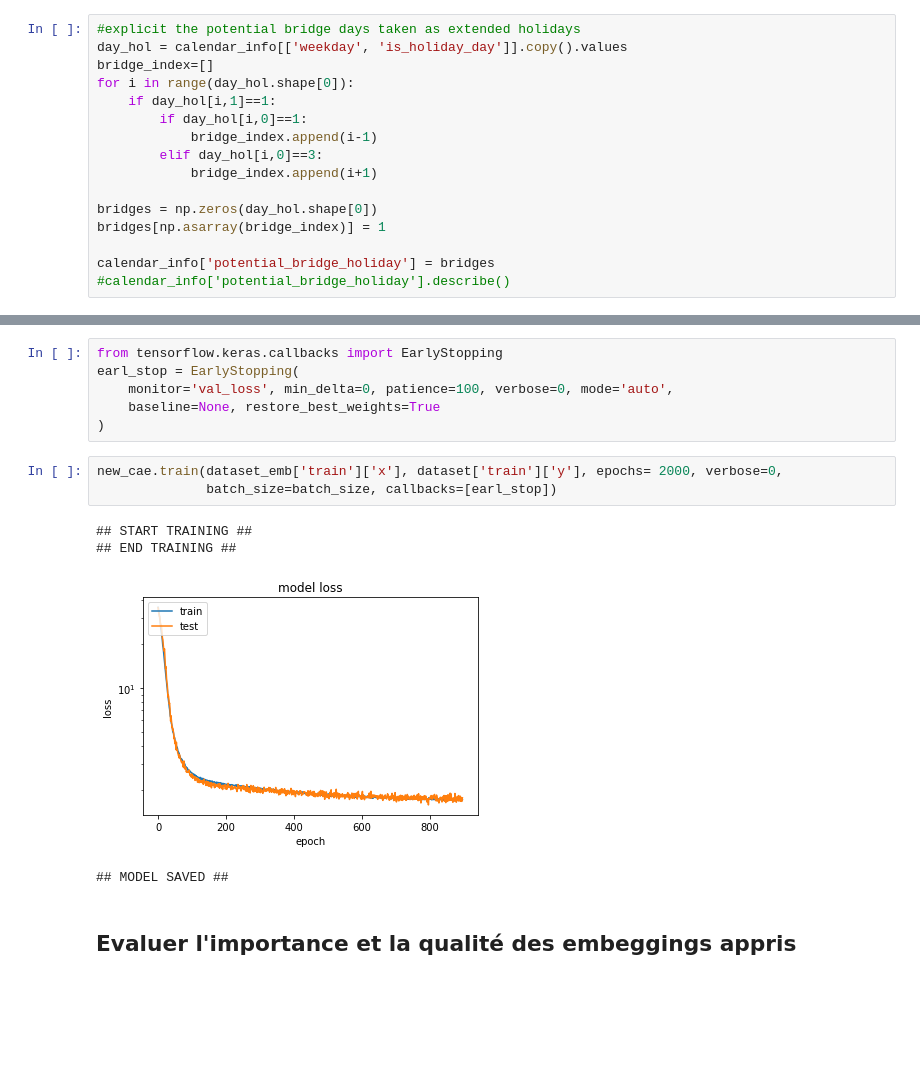
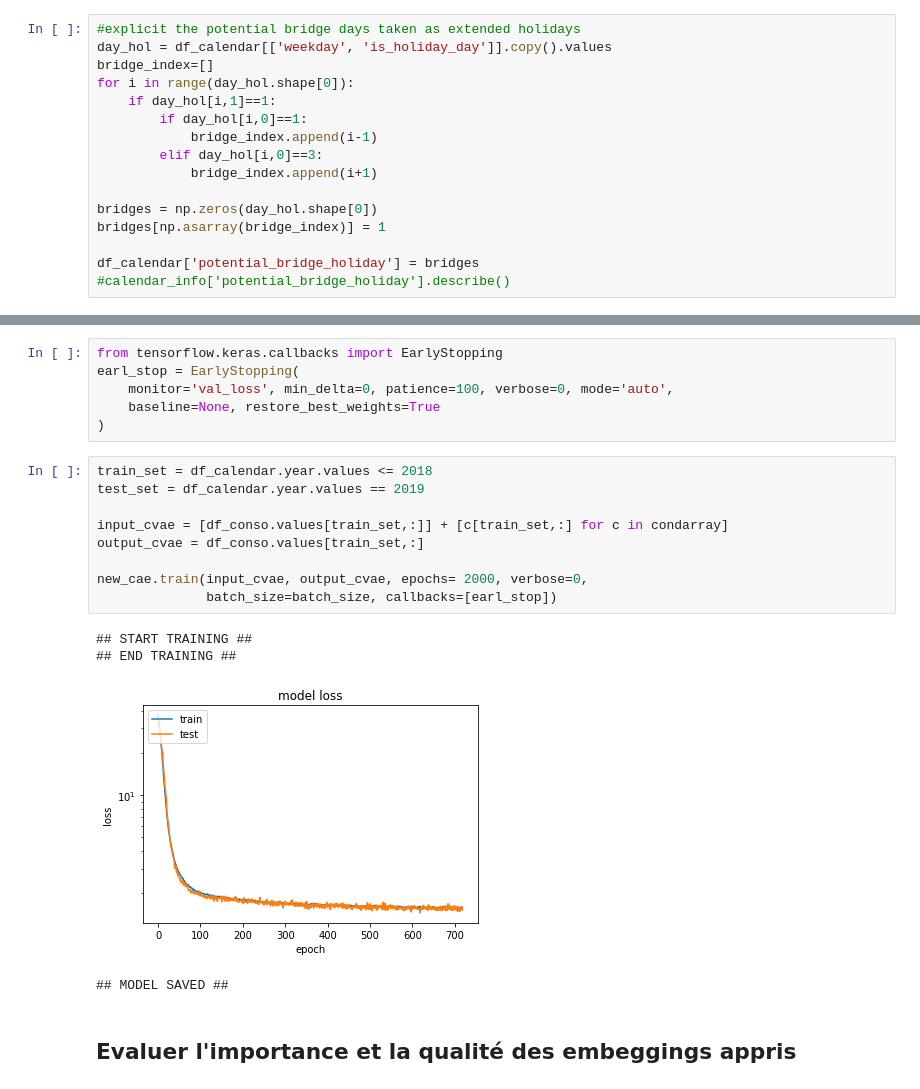
Before and after one commit to GoubetClem/VAE, a Jupyter notebook: 1-Train_a_CVAE.ipynb, the cells around one changed output, grey strips where cells are left out. Drawn from its saved outputs; the diff is of its cells as text; blank space fills up the shorter version.

```diff
--- a/1-Train_a_CVAE.ipynb
+++ b/1-Train_a_CVAE.ipynb
@@ -209,6 +164,6 @@ calendar_info['load_variation_mean'] = variationMean
 # %%
 #explicit the potential bridge days taken as extended holidays
-day_hol = calendar_info[['weekday', 'is_holiday_day']].copy().values
+day_hol = df_calendar[['weekday', 'is_holiday_day']].copy().values
 bridge_index=[]
 for i in range(day_hol.shape[0]):
     if day_hol[i,1]==1:
@@ -220,5 +175,5 @@ for i in range(day_hol.shape[0]):
 bridges = np.zeros(day_hol.shape[0])
 bridges[np.asarray(bridge_index)] = 1
 
-calendar_info['potential_bridge_holiday'] = bridges
+df_calendar['potential_bridge_holiday'] = bridges
 #calendar_info['potential_bridge_holiday'].describe()
@@ -530,14 +428,20 @@ earl_stop = EarlyStopping(
     monitor='val_loss', min_delta=0, patience=100, verbose=0, mode='auto',
     baseline=None, restore_best_weights=True
 )
-# %%
-new_cae.train(dataset_emb['train']['x'], dataset['train']['y'], epochs= 2000, verbose=0,
-              batch_size=batch_size, callbacks=[earl_stop])
-# %% [output]
-## START TRAINING ##
-## END TRAINING ##
-[figure, removed]
-## MODEL SAVED ##
+# %%
+train_set = df_calendar.year.values <= 2018
+test_set = df_calendar.year.values == 2019
+
+input_cvae = [df_conso.values[train_set,:]] + [c[train_set,:] for c in condarray]
+output_cvae = df_conso.values[train_set,:]
+
+new_cae.train(input_cvae, output_cvae, epochs= 2000, verbose=0,
+              batch_size=batch_size, callbacks=[earl_stop])
+# %% [output]
+## START TRAINING ##
+## END TRAINING ##
+[figure, added]
+## MODEL SAVED ##
 # %% [markdown]
 ## Evaluer l'importance et la qualité des embeggings appris
 # %% [markdown]
```
Also changed, not shown: parts of 37 cells of this notebook, 2 other files.
